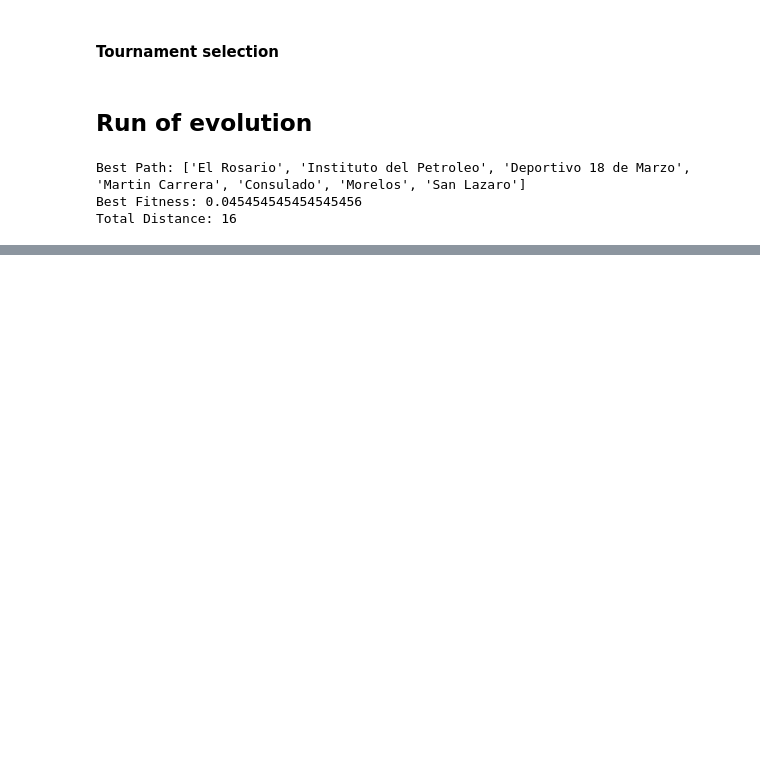
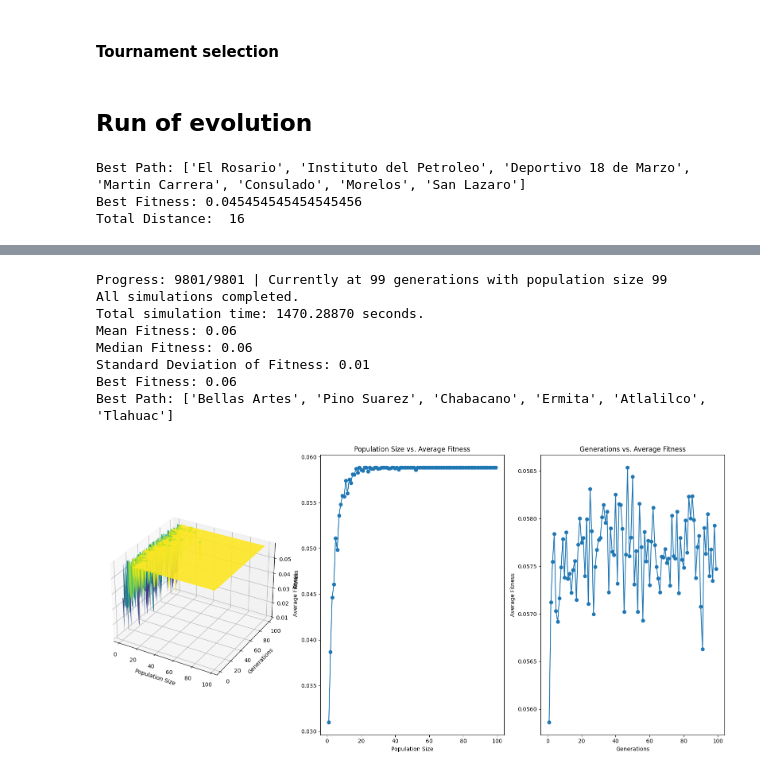
Before and after one commit to annlima/CDMX_TravelingSalesman, a Jupyter notebook: CDMX_Subway.ipynb, the cells around one changed output, grey strips where cells are left out. Saved outputs shown, nothing was run; the diff lists cells and outputs as text; code cells hidden in the pictures; blank space fills up the shorter version.

```diff
--- a/CDMX_Subway.ipynb
+++ b/CDMX_Subway.ipynb
@@ -434,0 +579,12 @@ Total Distance: 16
+# %%
+plot('Bellas Artes', 'Tlahuac', 'random')
+# %% [output]
+Progress: 9801/9801 | Currently at 99 generations with population size 99
+All simulations completed.
+Total simulation time: 1470.28870 seconds.
+Mean Fitness: 0.06
+Median Fitness: 0.06
+Standard Deviation of Fitness: 0.01
+Best Fitness: 0.06
+Best Path: ['Bellas Artes', 'Pino Suarez', 'Chabacano', 'Ermita', 'Atlalilco', 'Tlahuac']
+[figure, added]
```
Also changed, not shown: parts of 14 cells of this notebook.
